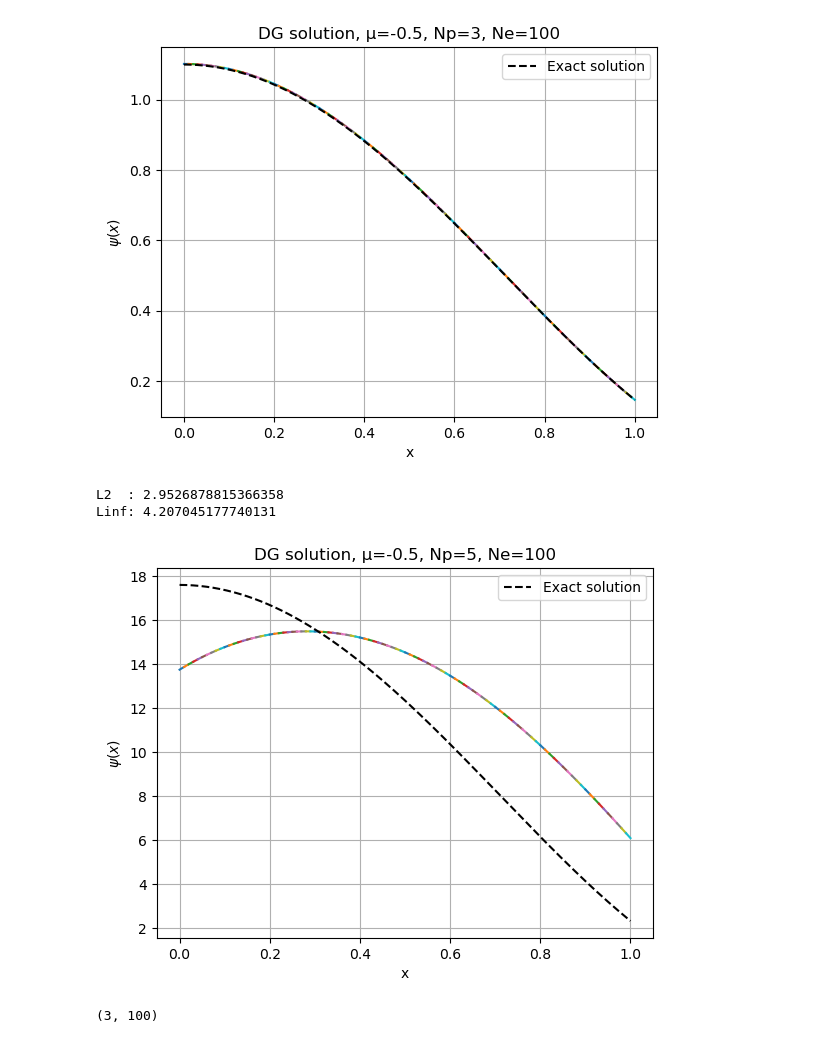
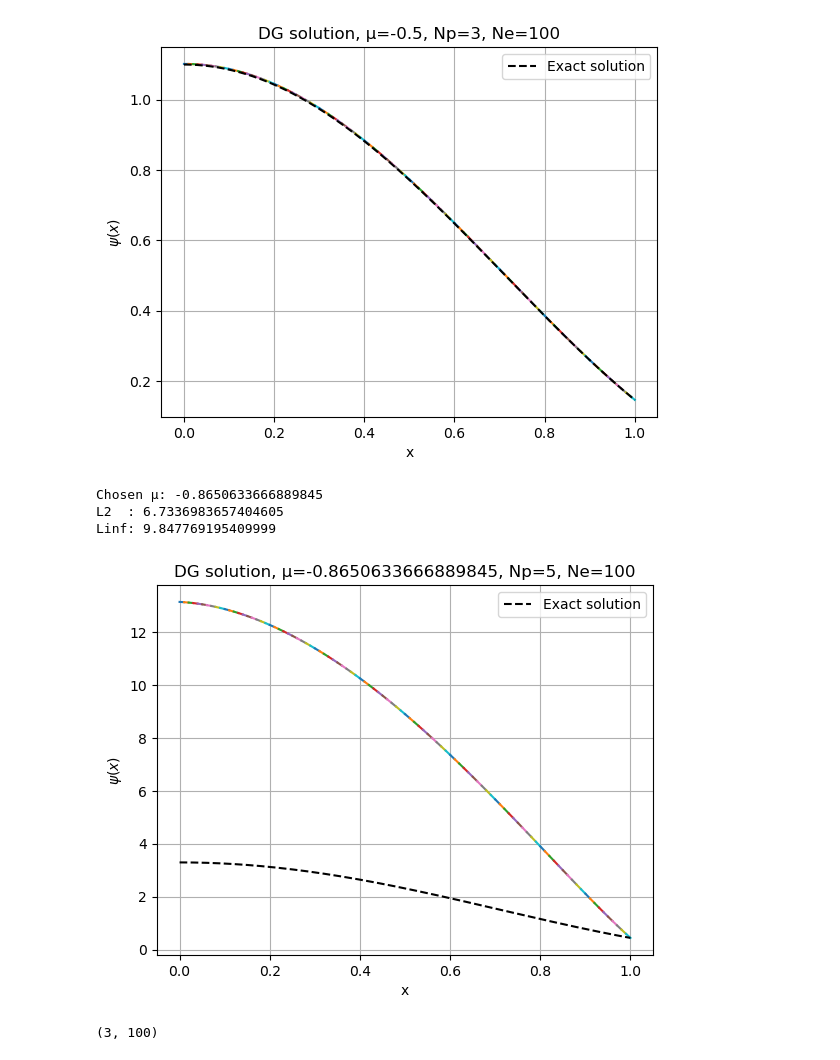
Before and after one commit to jpgallagher1/PIMS-GroupB, a Jupyter notebook: main.ipynb, the cells around one changed output. Cells and saved outputs as stored; diff of their text form; code cells hidden in the pictures.

```diff
--- a/main.ipynb
+++ b/main.ipynb
@@ -37,35 +37,38 @@ Linf: 0.002205512666996423
 # %%
 # ─── Example usage (Fixed point iteration) ───
 
 # Parameters for the transport problem
 ψ_MMS  = lambda x,μ: (μ**2)*((x**2 +1) + 3.4*np.cos(2*x)) # Manufactured solution
 σ_t    = lambda x: x**2 + 1
 σ_a    = lambda x: x**2 + 1
 ε      = 1
 source = lambda x,μ: (μ**3)/ε * (2*x - 6.8*np.sin(2*x)) + (σ_t(x)/ε**2 * ψ_MMS(x,μ)) \
                    - (σ_t(x)/ε - ε*σ_a(x)) / (3*ε) * ψ_MMS(x,μ)
 inflow = lambda x,μ: ψ_MMS(x,μ)
 
 # Mesh parameters
 Np = 5                      # Legendre polynomials per element (basis size)
 Nμ = 5                      # Legendre polynomials per element (basis size)
 Nt = 5                      # Legendre polynomials per element (basis size)
 xs = np.linspace(0, 1, 101) # Mesh points / element boundaries
 
 # Solve
 ψ_weights_all, μs = transport_direct_solve_diffusive(σ_t, σ_a, ε, source, inflow, Np, Nμ, Nt, xs)
-μi = 2 # Chosen μ for the error calculation
+μi = 1 # Chosen μ for the error calculation
+μc = μs[μi]
+print("Chosen μ:", μc)
 
 # Print the error in the solution
-print("L2  :",error_Lp(ψ_weights_all[μi,:], xs, Np, lambda x: ψ_MMS(x,μi), p=2))
-print("Linf:",error_Lp(ψ_weights_all[μi,:], xs, Np, lambda x: ψ_MMS(x,μi), p='inf'))
+print("L2  :",error_Lp(ψ_weights_all[μi,:,:], xs, Np, lambda x: ψ_MMS(x,μc), p=2))
+print("Linf:",error_Lp(ψ_weights_all[μi,:,:], xs, Np, lambda x: ψ_MMS(x,μc), p='inf'))
 
 # Plot numerical solution against the exact solution (MMS)
-plot_solution(ψ_weights_all[μi,:], xs, Np, μ=μ, exact_ψ_func=lambda x: ψ_MMS(x,μi))
+plot_solution(ψ_weights_all[μi,:,:], xs, Np, μ=μc, exact_ψ_func=lambda x: ψ_MMS(x,μc))
 # %% [output]
-L2  : 2.9526878815366358
-Linf: 4.207045177740131
+Chosen μ: -0.8650633666889845
+L2  : 6.7336983657404605
+Linf: 9.847769195409999
-[figure, old version]
+[figure, new version]
 # %%
 ψ_weights.reshape((3,100)).shape
 # %% [output]
```
